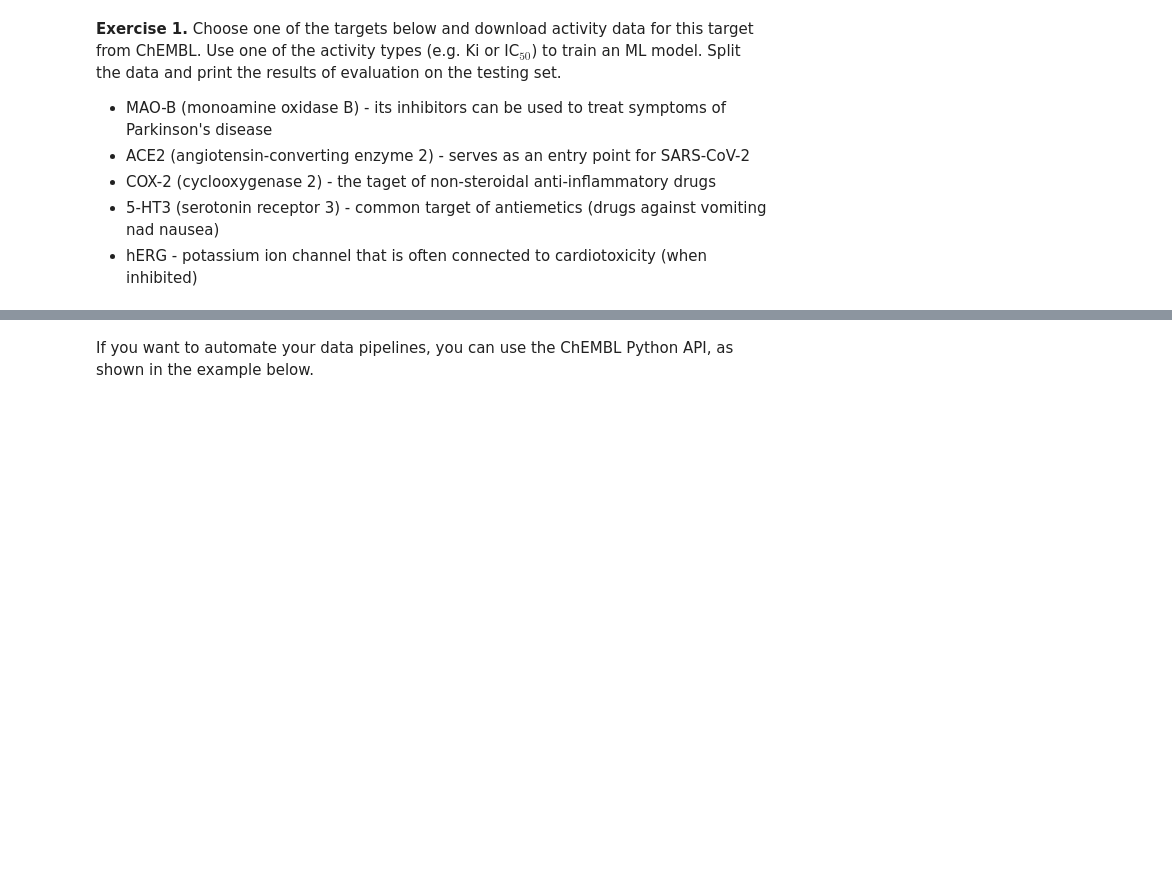
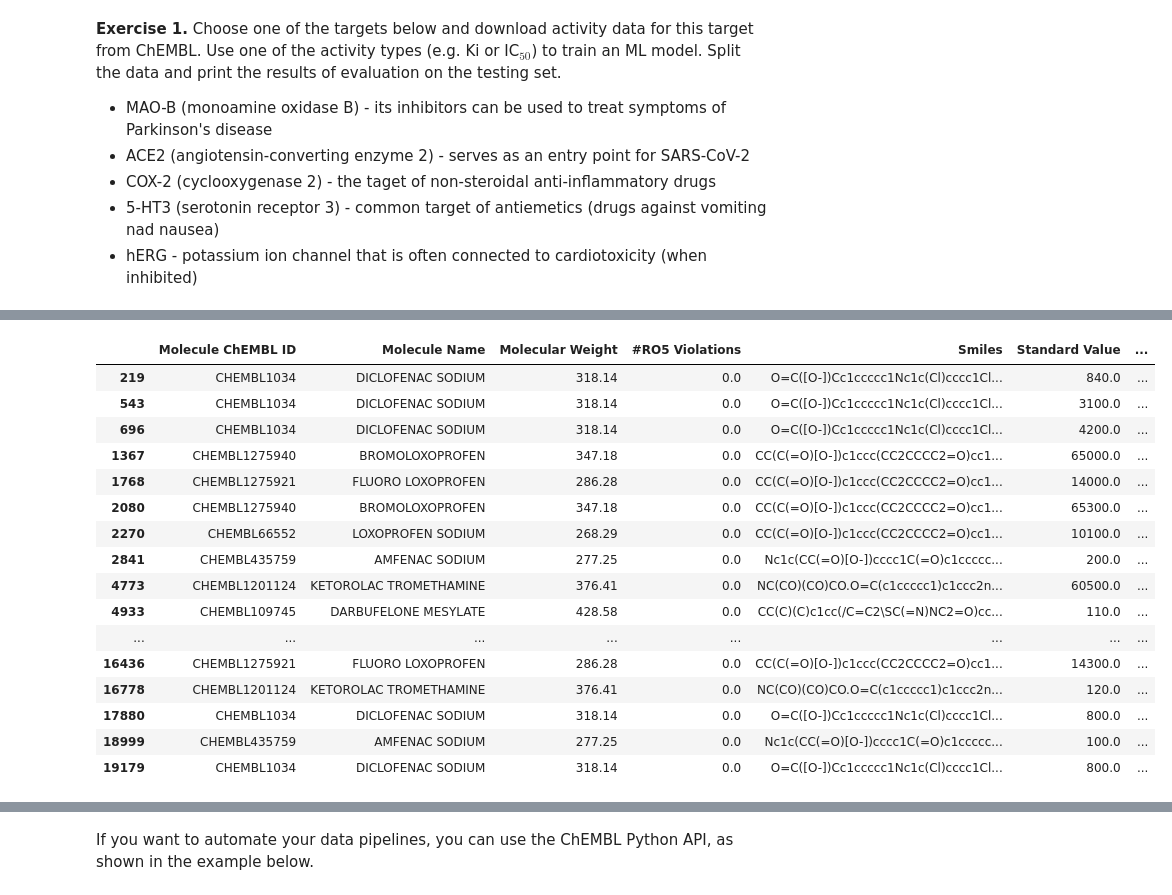
Before and after one commit to mariolawozniak/mldd, a Jupyter notebook: labs/L2-dataset-preparation/laboratory.ipynb, the cells around one changed output, grey strips where cells are left out. Saved outputs shown, nothing was run; the diff lists cells and outputs as text; code cells hidden in the pictures; blank space fills up the shorter version.

```diff
--- a/labs/L2-dataset-preparation/laboratory.ipynb
+++ b/labs/L2-dataset-preparation/laboratory.ipynb
@@ -60,0 +82,20 @@ df
+# %%
+df[df['Smiles'].str.contains('\.')]
+# %% [output]
+|  | Molecule ChEMBL ID | Molecule Name | Molecular Weight | #RO5 Violations | Smiles | Standard Value | ... |
+| 219 | CHEMBL1034 | DICLOFENAC SODIUM | 318.14 | 0.0 | O=C([O-])Cc1ccccc1Nc1c(Cl)cccc1Cl... | 840.0 | ... |
+| 543 | CHEMBL1034 | DICLOFENAC SODIUM | 318.14 | 0.0 | O=C([O-])Cc1ccccc1Nc1c(Cl)cccc1Cl... | 3100.0 | ... |
+| 696 | CHEMBL1034 | DICLOFENAC SODIUM | 318.14 | 0.0 | O=C([O-])Cc1ccccc1Nc1c(Cl)cccc1Cl... | 4200.0 | ... |
+| 1367 | CHEMBL1275940 | BROMOLOXOPROFEN | 347.18 | 0.0 | CC(C(=O)[O-])c1ccc(CC2CCCC2=O)cc1... | 65000.0 | ... |
+| 1768 | CHEMBL1275921 | FLUORO LOXOPROFEN | 286.28 | 0.0 | CC(C(=O)[O-])c1ccc(CC2CCCC2=O)cc1... | 14000.0 | ... |
+| 2080 | CHEMBL1275940 | BROMOLOXOPROFEN | 347.18 | 0.0 | CC(C(=O)[O-])c1ccc(CC2CCCC2=O)cc1... | 65300.0 | ... |
+| 2270 | CHEMBL66552 | LOXOPROFEN SODIUM | 268.29 | 0.0 | CC(C(=O)[O-])c1ccc(CC2CCCC2=O)cc1... | 10100.0 | ... |
+| 2841 | CHEMBL435759 | AMFENAC SODIUM | 277.25 | 0.0 | Nc1c(CC(=O)[O-])cccc1C(=O)c1ccccc... | 200.0 | ... |
+| 4773 | CHEMBL1201124 | KETOROLAC TROMETHAMINE | 376.41 | 0.0 | NC(CO)(CO)CO.O=C(c1ccccc1)c1ccc2n... | 60500.0 | ... |
+| 4933 | CHEMBL109745 | DARBUFELONE MESYLATE | 428.58 | 0.0 | CC(C)(C)c1cc(/C=C2\SC(=N)NC2=O)cc... | 110.0 | ... |
+| ... | ... | ... | ... | ... | ... | ... | ... |
+| 16436 | CHEMBL1275921 | FLUORO LOXOPROFEN | 286.28 | 0.0 | CC(C(=O)[O-])c1ccc(CC2CCCC2=O)cc1... | 14300.0 | ... |
+| 16778 | CHEMBL1201124 | KETOROLAC TROMETHAMINE | 376.41 | 0.0 | NC(CO)(CO)CO.O=C(c1ccccc1)c1ccc2n... | 120.0 | ... |
+| 17880 | CHEMBL1034 | DICLOFENAC SODIUM | 318.14 | 0.0 | O=C([O-])Cc1ccccc1Nc1c(Cl)cccc1Cl... | 800.0 | ... |
+| 18999 | CHEMBL435759 | AMFENAC SODIUM | 277.25 | 0.0 | Nc1c(CC(=O)[O-])cccc1C(=O)c1ccccc... | 100.0 | ... |
+| 19179 | CHEMBL1034 | DICLOFENAC SODIUM | 318.14 | 0.0 | O=C([O-])Cc1ccccc1Nc1c(Cl)cccc1Cl... | 800.0 | ... |
```
Also changed, not shown: parts of 13 cells of this notebook.
